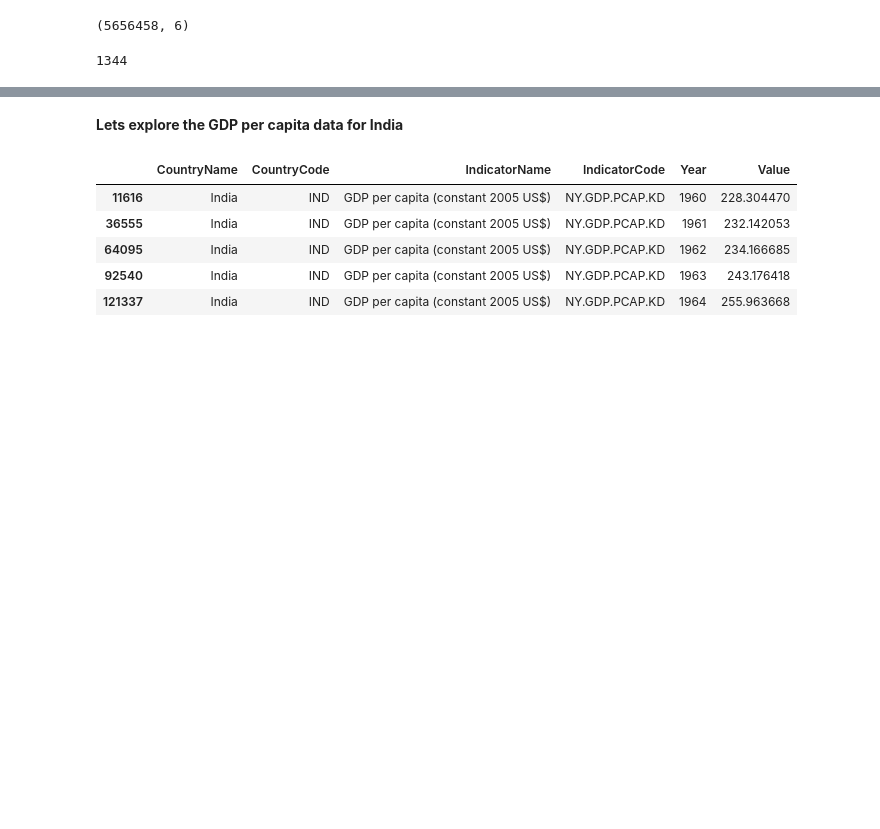
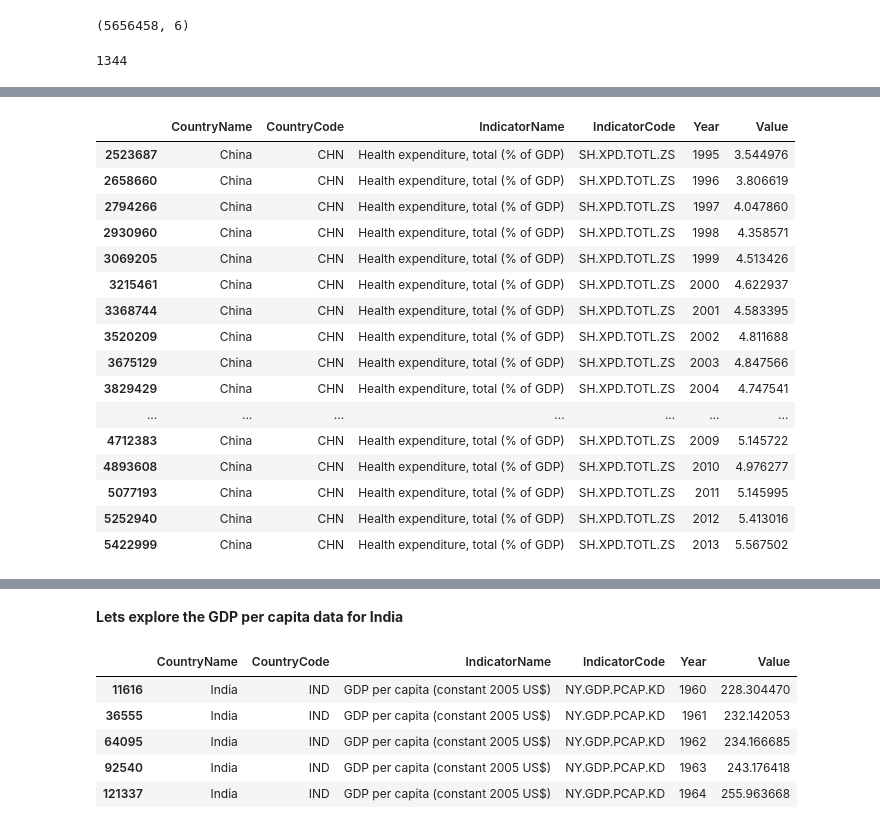
Before and after one commit to chinmay1011/DataScience, a Jupyter notebook: Mini-project.ipynb, the cells around one changed output, grey strips where cells are left out. Drawn from its saved outputs; the diff is of its cells as text; code cells hidden in the pictures; blank space fills up the shorter version.

```diff
--- a/Mini-project.ipynb
+++ b/Mini-project.ipynb
@@ -18,0 +53,20 @@ len(indicators)
+# %%
+china_health_exp.head(20)
+# %% [output]
+|  | CountryName | CountryCode | IndicatorName | IndicatorCode | Year | Value |
+| 2523687 | China | CHN | Health expenditure, total (% of GDP) | SH.XPD.TOTL.ZS | 1995 | 3.544976 |
+| 2658660 | China | CHN | Health expenditure, total (% of GDP) | SH.XPD.TOTL.ZS | 1996 | 3.806619 |
+| 2794266 | China | CHN | Health expenditure, total (% of GDP) | SH.XPD.TOTL.ZS | 1997 | 4.047860 |
+| 2930960 | China | CHN | Health expenditure, total (% of GDP) | SH.XPD.TOTL.ZS | 1998 | 4.358571 |
+| 3069205 | China | CHN | Health expenditure, total (% of GDP) | SH.XPD.TOTL.ZS | 1999 | 4.513426 |
+| 3215461 | China | CHN | Health expenditure, total (% of GDP) | SH.XPD.TOTL.ZS | 2000 | 4.622937 |
+| 3368744 | China | CHN | Health expenditure, total (% of GDP) | SH.XPD.TOTL.ZS | 2001 | 4.583395 |
+| 3520209 | China | CHN | Health expenditure, total (% of GDP) | SH.XPD.TOTL.ZS | 2002 | 4.811688 |
+| 3675129 | China | CHN | Health expenditure, total (% of GDP) | SH.XPD.TOTL.ZS | 2003 | 4.847566 |
+| 3829429 | China | CHN | Health expenditure, total (% of GDP) | SH.XPD.TOTL.ZS | 2004 | 4.747541 |
+| ... | ... | ... | ... | ... | ... | ... |
+| 4712383 | China | CHN | Health expenditure, total (% of GDP) | SH.XPD.TOTL.ZS | 2009 | 5.145722 |
+| 4893608 | China | CHN | Health expenditure, total (% of GDP) | SH.XPD.TOTL.ZS | 2010 | 4.976277 |
+| 5077193 | China | CHN | Health expenditure, total (% of GDP) | SH.XPD.TOTL.ZS | 2011 | 5.145995 |
+| 5252940 | China | CHN | Health expenditure, total (% of GDP) | SH.XPD.TOTL.ZS | 2012 | 5.413016 |
+| 5422999 | China | CHN | Health expenditure, total (% of GDP) | SH.XPD.TOTL.ZS | 2013 | 5.567502 |
```
Also changed, not shown: parts of 8 cells of this notebook.
